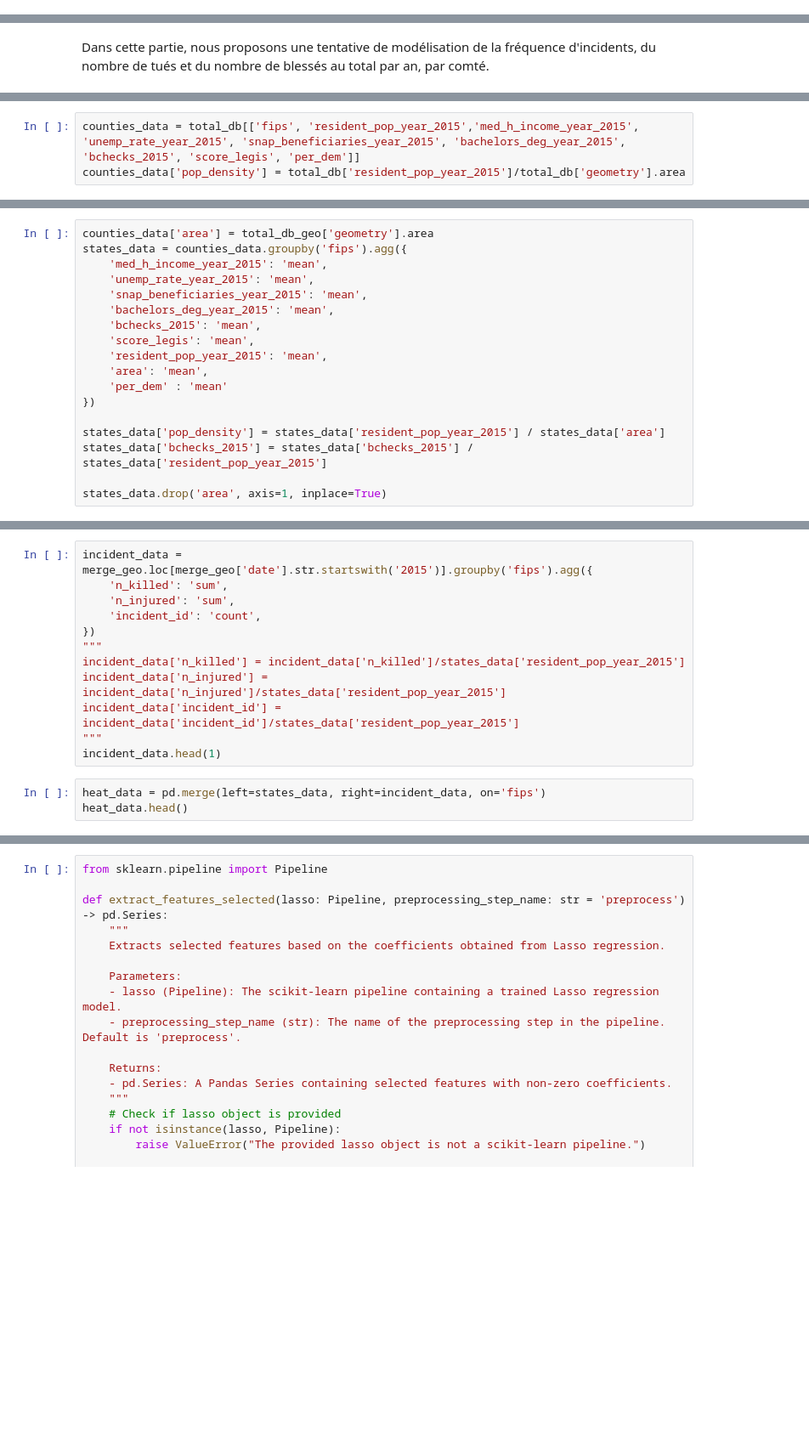
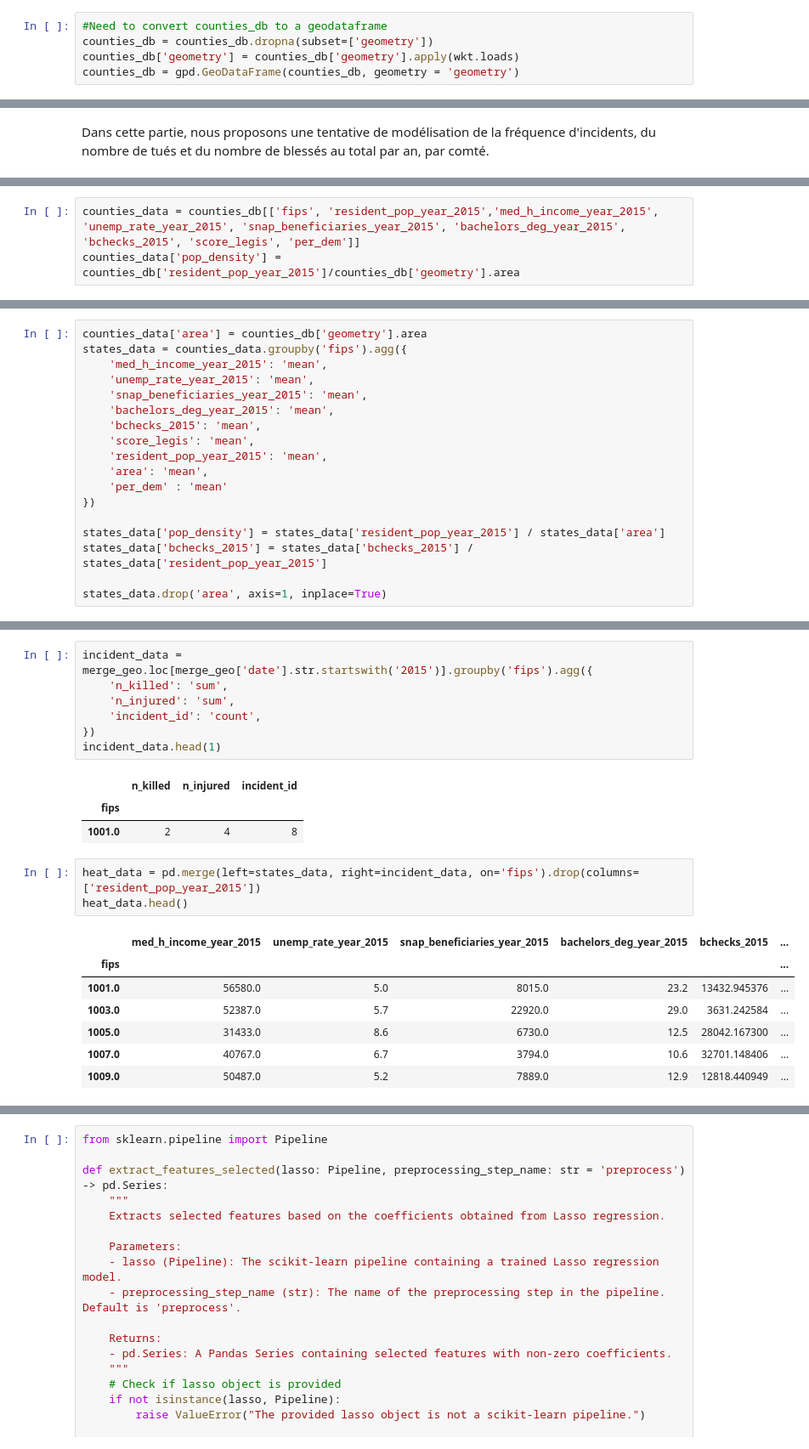
Before and after one commit to eleroux46/gun_violence, a Jupyter notebook: rendu_final/4_modelisation.ipynb, the cells around one changed output, grey strips where cells are left out. Shown at 85% size. Saved outputs shown, nothing was run; the diff lists cells and outputs as text; blank space fills up the shorter version.

```diff
--- a/rendu_final/4_modelisation.ipynb
+++ b/rendu_final/4_modelisation.ipynb
@@ -9,6 +10,11 @@ from shapely.geometry import Point
 gun_violence_db = pd.read_csv('data/gun_violence_db.csv')
 merge_geo=pd.read_csv('data/merge_geo.csv')
 counties_db = pd.read_csv('data/counties_db.csv')
+# %%
+#Need to convert counties_db to a geodataframe
+counties_db = counties_db.dropna(subset=['geometry'])
+counties_db['geometry'] = counties_db['geometry'].apply(wkt.loads)
+counties_db = gpd.GeoDataFrame(counties_db, geometry = 'geometry')
 # %% [markdown]
 ## Modélisation
 # %% [markdown]
@@ -69,3 +22,3 @@ Ici, tentative de heatmap avec variables intéressantes
 # %%
-counties_data = total_db[['fips', 'resident_pop_year_2015','med_h_income_year_2015', 'unemp_rate_year_2015', 'snap_beneficiaries_year_2015', 'bachelors_deg_year_2015', 'bchecks_2015', 'score_legis', 'per_dem']]
-counties_data['pop_density'] = total_db['resident_pop_year_2015']/total_db['geometry'].area
+counties_data = counties_db[['fips', 'resident_pop_year_2015','med_h_income_year_2015', 'unemp_rate_year_2015', 'snap_beneficiaries_year_2015', 'bachelors_deg_year_2015', 'bchecks_2015', 'score_legis', 'per_dem']]
+counties_data['pop_density'] = counties_db['resident_pop_year_2015']/counties_db['geometry'].area
@@ -72,5 +31,5 @@ counties_data['pop_density'] = total_db['resident_pop_year_2015']/total_db['geom
 # %%
-counties_data['area'] = total_db_geo['geometry'].area
+counties_data['area'] = counties_db['geometry'].area
 states_data = counties_data.groupby('fips').agg({
     'med_h_income_year_2015': 'mean',
     'unemp_rate_year_2015': 'mean',
@@ -95,15 +64,22 @@ incident_data = merge_geo.loc[merge_geo['date'].str.startswith('2015')].groupby(
     'n_injured': 'sum',
     'incident_id': 'count',
 })
-"""
-incident_data['n_killed'] = incident_data['n_killed']/states_data['resident_pop_year_2015']
-incident_data['n_injured'] = incident_data['n_injured']/states_data['resident_pop_year_2015']
-incident_data['incident_id'] = incident_data['incident_id']/states_data['resident_pop_year_2015']
-"""
 incident_data.head(1)
+# %% [output]
+|  | n_killed | n_injured | incident_id |
+| fips |  |  |  |
+| 1001.0 | 2 | 4 | 8 |
 # %%
-heat_data = pd.merge(left=states_data, right=incident_data, on='fips')
+heat_data = pd.merge(left=states_data, right=incident_data, on='fips').drop(columns=['resident_pop_year_2015'])
 heat_data.head()
+# %% [output]
+|  | med_h_income_year_2015 | unemp_rate_year_2015 | snap_beneficiaries_year_2015 | bachelors_deg_year_2015 | bchecks_2015 | ... |
+| fips |  |  |  |  |  | ... |
+| 1001.0 | 56580.0 | 5.0 | 8015.0 | 23.2 | 13432.945376 | ... |
+| 1003.0 | 52387.0 | 5.7 | 22920.0 | 29.0 | 3631.242584 | ... |
+| 1005.0 | 31433.0 | 8.6 | 6730.0 | 12.5 | 28042.167300 | ... |
+| 1007.0 | 40767.0 | 6.7 | 3794.0 | 10.6 | 32701.148406 | ... |
+| 1009.0 | 50487.0 | 5.2 | 7889.0 | 12.9 | 12818.440949 | ... |
 # %%
 import seaborn as sns
 g1 = sns.heatmap(heat_data.corr(), cmap='seismic', annot=True, fmt=".2f")
```
Also changed, not shown: parts of 31 cells of this notebook, 1 other file.
